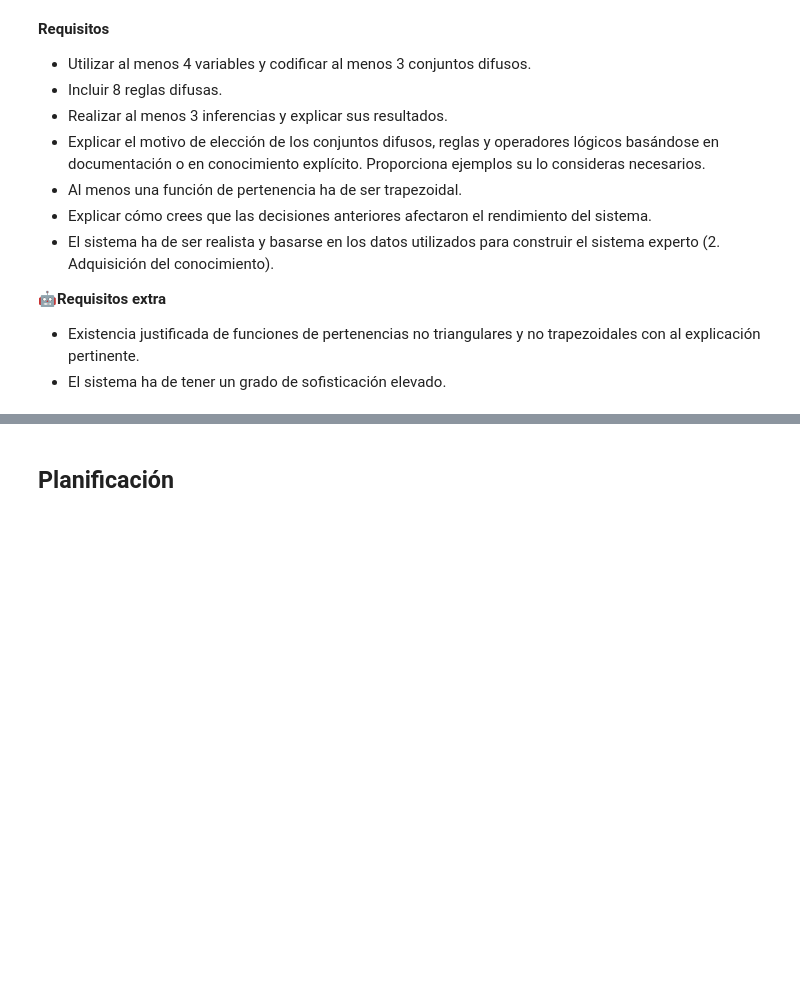
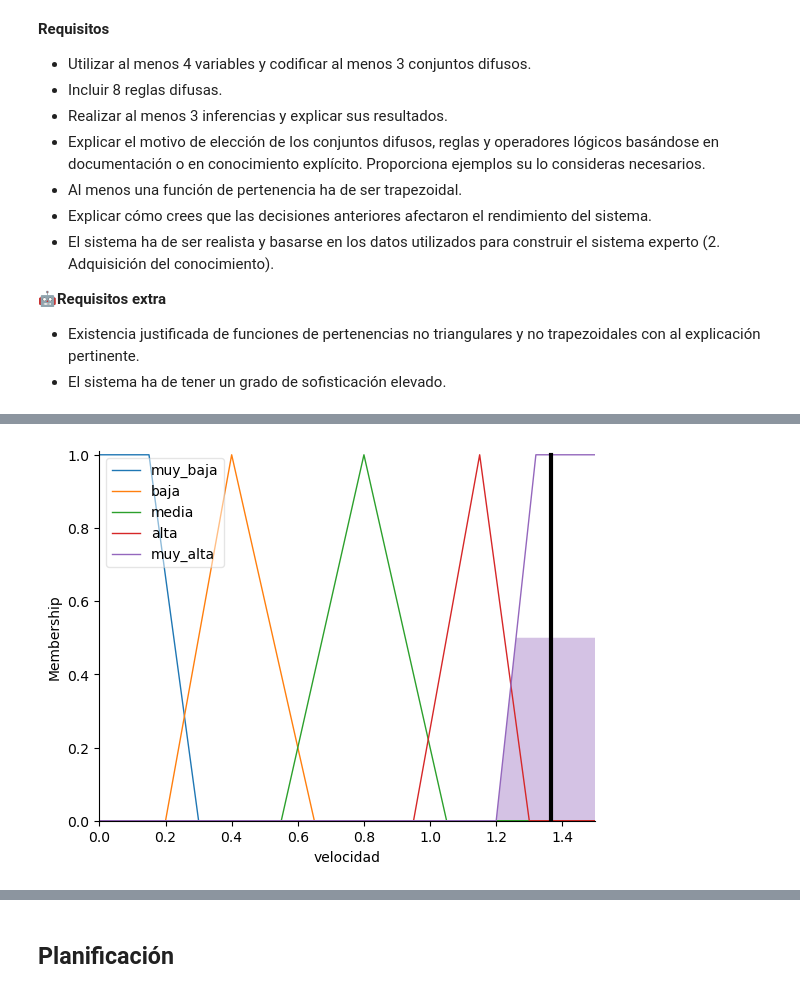
Before and after one commit to Jon8a/Sistemas-Inteligentes-Grupo2, a Jupyter notebook: Entrega Fuzzy/SSII_25-26_Práctica 3_Fuzzy.ipynb, the cells around one changed output, grey strips where cells are left out. Cells and saved outputs as stored; diff of their text form; code cells hidden in the pictures; blank space fills up the shorter version.

```diff
--- a/Entrega Fuzzy/SSII_25-26_Práctica 3_Fuzzy.ipynb
+++ b/Entrega Fuzzy/SSII_25-26_Práctica 3_Fuzzy.ipynb
@@ -192,0 +264,32 @@ ULMA Handling Systems (2024). Automatización y seguridad en intralogística AMR
+# %%
+regla1  = ctrl.Rule(congestion['alta'],velocidad['muy_baja'])
+regla2  = ctrl.Rule(distancia['cerca'] & (congestion['media'] | congestion['alta']),
+                   velocidad['muy_baja'])
+
+regla3  = ctrl.Rule(bateria['muy_baja'],velocidad['baja'])
+
+regla4  = ctrl.Rule(urgencia['media'] & congestion['baja'] & distancia['media'] & (bateria['media'] | bateria['alta']),
+                   velocidad['media'])
+regla5  = ctrl.Rule(distancia['cerca'] & congestion['baja'] & (urgencia['alta'] | urgencia['critica']),
+                   velocidad['media'])
+regla6 = ctrl.Rule(bateria['baja'] & urgencia['baja'],     velocidad['baja'])
+regla7 = ctrl.Rule(bateria['alta'] & congestion['baja'] & distancia['lejos'] & urgencia['baja'],
+                   velocidad['media'])
+regla11 = ctrl.Rule(bateria['media'] & congestion['baja'] & distancia['lejos'] & urgencia['baja'],
+                   velocidad['media'])
+
+regla8 = ctrl.Rule(urgencia['alta'] & congestion['media'] & distancia['media'] & bateria['media'],
+                   velocidad['alta'])
+regla9 = ctrl.Rule(bateria['media'] & congestion['baja'] & distancia['lejos'] & urgencia['alta'],
+                   velocidad['alta'])
+
+regla10 = ctrl.Rule(urgencia['critica'] & congestion['baja'] & distancia['lejos'] & bateria['alta'],
+                   velocidad['muy_alta'])
+
+
+velocidad_ctrl = ctrl.ControlSystem([
+    regla1, regla2, regla3, regla4, regla5,
+    regla6, regla7, regla8, regla9, regla10,regla11])
+
+#Deffuzificacion por defecto
+funcion_velocidad = ctrl.ControlSystemSimulation(velocidad_ctrl)
@@ -192,0 +307,12 @@ ULMA Handling Systems (2024). Automatización y seguridad en intralogística AMR
+# %%
+#CASO A
+# Urgente, despejado, lejos, batería alta
+funcion_velocidad.input['bateria'] = 90
+funcion_velocidad.input['distancia'] = 30
+funcion_velocidad.input['congestion'] = 10
+funcion_velocidad.input['urgencia'] = 9.5
+
+funcion_velocidad.compute()
+velocidad.view(sim=funcion_velocidad)
+# %% [output]
+[figure, added]
```
Also changed, not shown: parts of 17 cells of this notebook.
